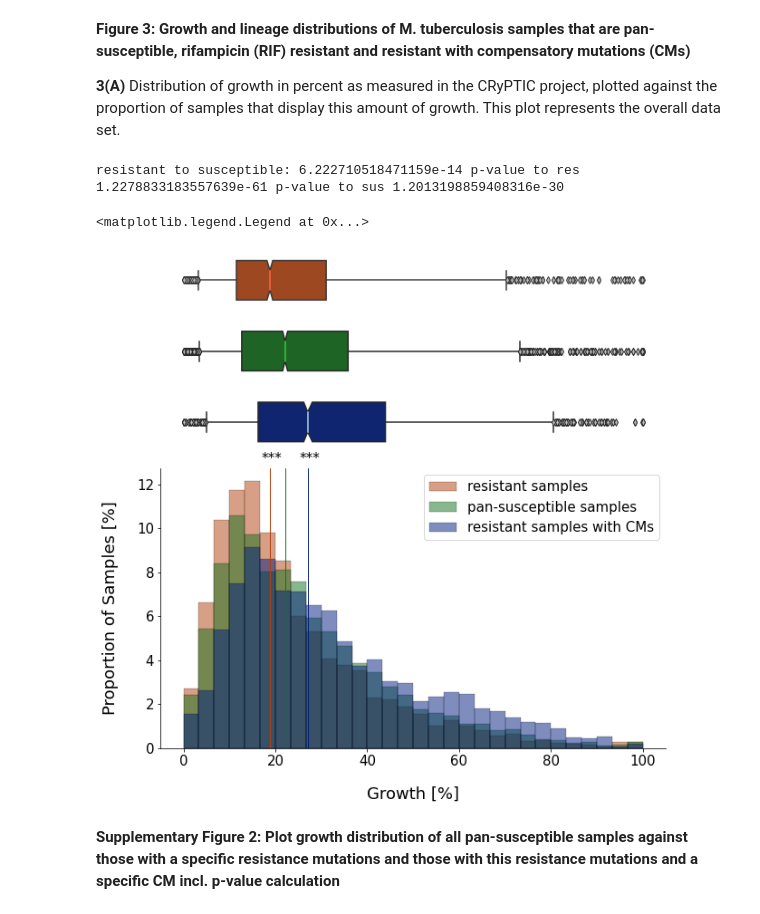
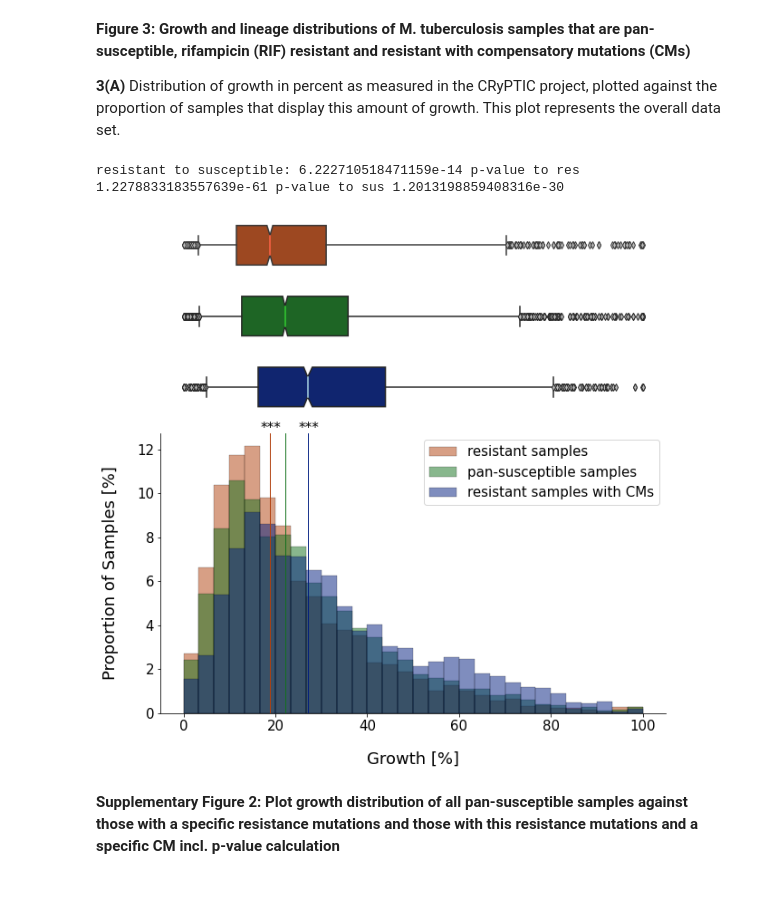
Before and after one commit to fowler-lab/tb-rnap-compensation, a Jupyter notebook: Recreate_figures_paper.ipynb, the cells around one changed output. Saved outputs shown, nothing was run; the diff lists cells and outputs as text; code cells hidden in the pictures.

```diff
--- a/Recreate_figures_paper.ipynb
+++ b/Recreate_figures_paper.ipynb
@@ -475,42 +468,44 @@ fig.set_size_inches(10, 10)
 sns.histplot(data = resistant, label="resistant samples", color = colors[1], **hist_args)
 plt.axvline(resistant.median(), color = colors[1], linewidth = 1)
 
-plt.text(x = resistant.median()-1.8, y = 13, s='***', size = 15)
+plt.text(x = resistant.median()-2, y = 12.8, s='***', size = 15) #TODO
 
 sns.histplot(data = susceptible, label="pan-susceptible samples", color = colors[2], **hist_args)
 plt.axvline(susceptible.median(), color = colors[2], linewidth = 1)
 
 sns.histplot(data = resistant_CM, label="resistant samples with CMs", color = colors[0], **hist_args)
 plt.axvline(resistant_CM.median(), color = colors[0], linewidth = 1)
 
-plt.text(x = resistant_CM.median()-1.8, y = 13, s='***', size = 15)
+plt.text(x = resistant_CM.median()-2, y = 12.8, s='***', size = 15) #TODO
 
 sns.boxplot(resistant, ax = ax_box1, color = colors[1], medianprops={"color": "tomato"},
             usermedians = [res_boot[0]], conf_intervals = [res_boot[1]], **box_args)
 sns.boxplot(susceptible, ax = ax_box2, color = colors[2], medianprops={"color": "LimeGreen"},
             usermedians = [sus_boot[0]], conf_intervals = [sus_boot[1]],**box_args)
 sns.boxplot(resistant_CM, ax = ax_box3, color = colors[0], medianprops={"color": "LightBlue"},
             usermedians = [resCM_boot[0]], conf_intervals = [resCM_boot[1]],**box_args)
 
 #Despine plots
 sns.despine(top = True, right=True, left = False, bottom = False, offset = False, trim = False)
 
 axes = [ax_box1, ax_box2, ax_box3]
 for ax in axes:
     sns.despine(ax = ax, top = True, right=True, left = True, bottom = True, offset = False, trim = False)
     ax.tick_params(left=False, bottom=False)
     ax.set(yticklabels=[])
     ax.set(xlabel='')
 
 plt.xlabel("Growth [%]", size = 18, labelpad = 20)
 plt.xticks(fontsize = 15)
 plt.ylabel("Proportion of Samples [%]", size = 18, labelpad = 20)
 plt.yticks(fontsize = 15)
 plt.legend(loc = 'upper right', fontsize = 15)
+
+# for creating poster figures:
+# fig.savefig('poster_res_vs_sus_vs_CM.svg', format='svg', dpi=1200)
 # %% [output]
 resistant to susceptible: 6.222710518471159e-14 p-value to res 1.2278833183557639e-61 p-value to sus 1.2013198859408316e-30
-<matplotlib.legend.Legend at 0x...>
-[figure, old version]
+[figure, new version]
 # %% [markdown]
 **Supplementary Figure 2: Plot growth distribution of all pan-susceptible samples against those with a specific resistance mutations and those with this resistance mutations and a specific CM incl. p-value calculation**
 # %% [markdown]
```
Also changed, not shown: parts of 8 cells of this notebook.
